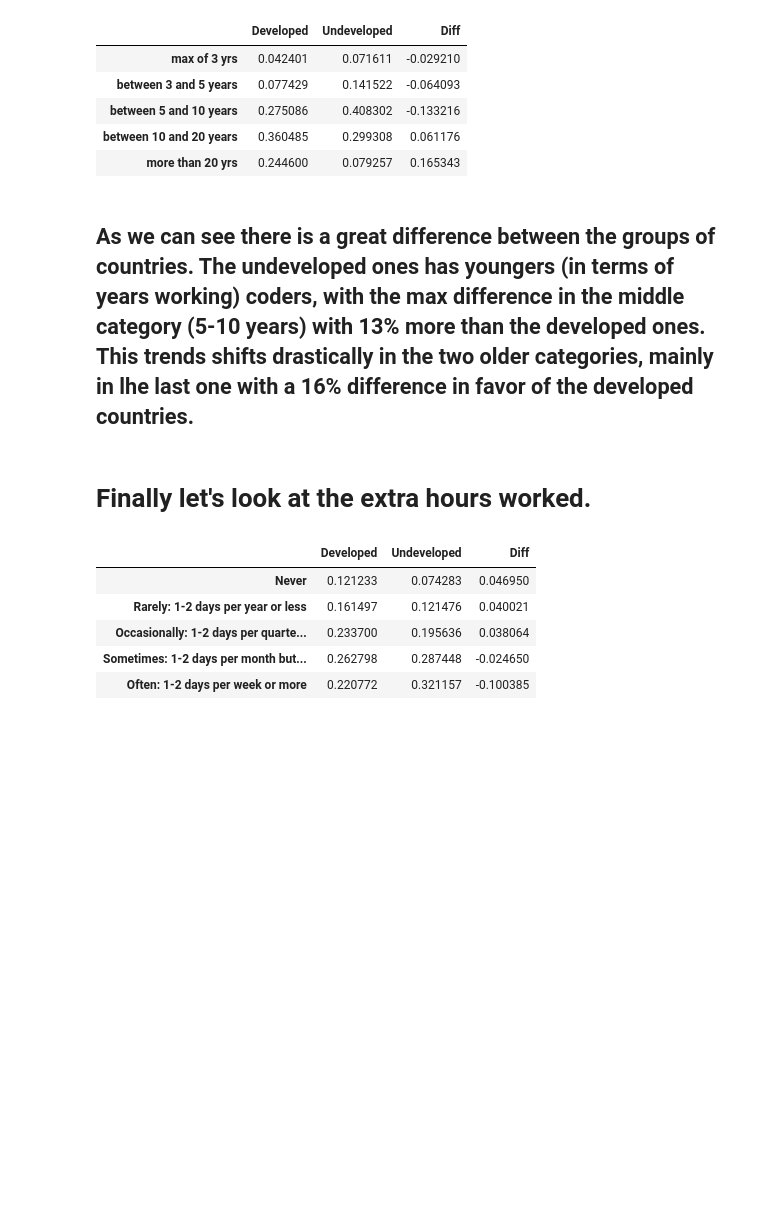
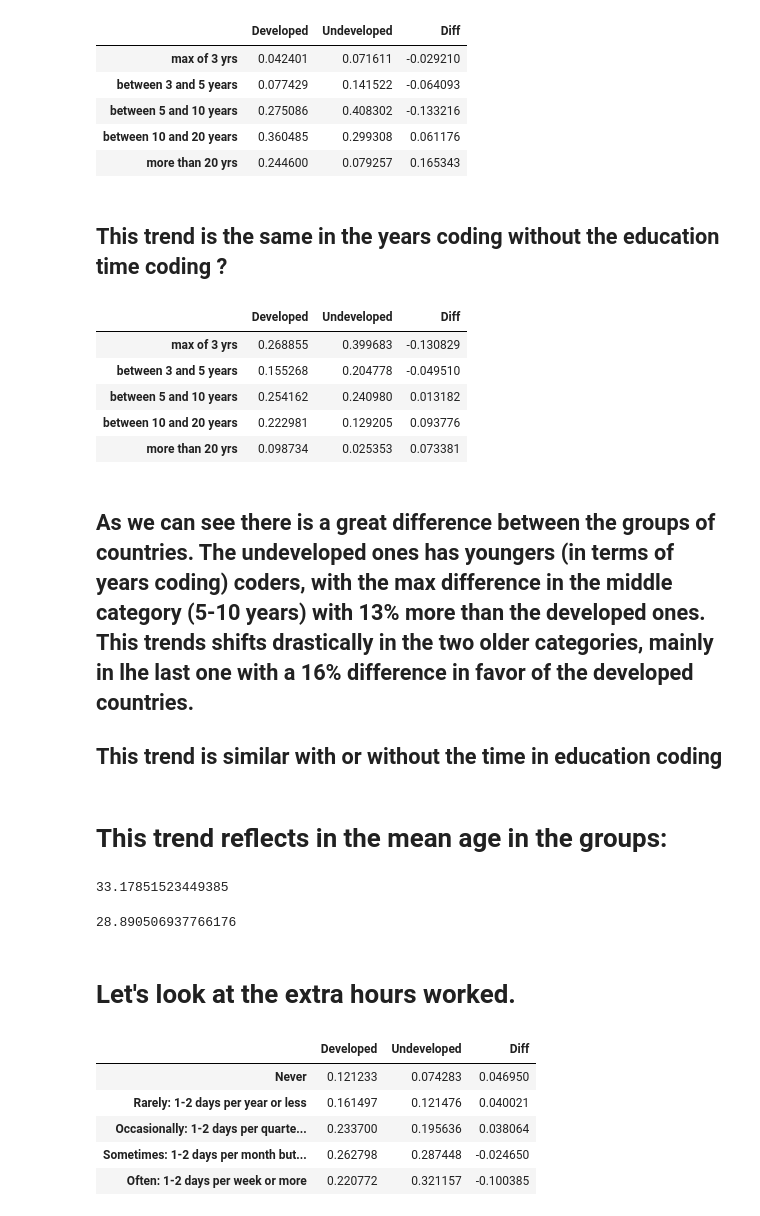
Before and after one commit to leandrominer85/Stack_Overflow_survey, a Jupyter notebook: Stack_Overflow_2020_Survey.ipynb, the cells around one changed output. Saved outputs shown, nothing was run; the diff lists cells and outputs as text; code cells hidden in the pictures; blank space fills up the shorter version.

```diff
--- a/Stack_Overflow_2020_Survey.ipynb
+++ b/Stack_Overflow_2020_Survey.ipynb
@@ -473,10 +473,60 @@ yrs
 | between 5 and 10 years | 0.275086 | 0.408302 | -0.133216 |
 | between 10 and 20 years | 0.360485 | 0.299308 | 0.061176 |
 | more than 20 yrs | 0.244600 | 0.079257 | 0.165343 |
+# %% [markdown]
+## This trend is the same in the years coding without the education time coding ?
+# %%
+# Creating classes for years of coding without education
+df_dev['YearsCodePro'].replace({"More than 50 years": 50, "Less than 1 year": 1}, inplace=True)
+df_dev = df_dev.dropna(subset= ["YearsCodePro"],axis = 0)
+df_dev.YearsCodePro = df_dev.YearsCodePro.astype(int)
+df_dev.loc[df_dev['YearsCodePro'] <= 3, 'YearsCodePro_cod'] = 'max of 3 yrs'
+df_dev.loc[(df_dev['YearsCodePro'] > 3) & (df_dev['YearsCodePro'] <= 5), 'YearsCodePro_cod']= 'between 3 and 5 years'
+df_dev.loc[(df_dev['YearsCodePro']  > 5) & (df_dev['YearsCodePro'] <= 10) , 'YearsCodePro_cod' ] = 'between 5 and 10 years'
+df_dev.loc[(df_dev['YearsCodePro']  > 10) & (df_dev['YearsCodePro'] <= 20) , 'YearsCodePro_cod' ] = 'between 10 and 20 years'
+df_dev.loc[df_dev['YearsCodePro'] > 20, 'YearsCodePro_cod'] = 'more than 20 yrs'
+# %%
+# Creating classes for years of coding without education
+df_undev['YearsCodePro'].replace({"More than 50 years": 50, "Less than 1 year": 1}, inplace=True)
+df_undev = df_undev.dropna(subset= ["YearsCodePro"],axis = 0)
+df_undev.YearsCodePro = df_undev.YearsCodePro.astype(int)
+df_undev.loc[df_undev['YearsCodePro'] <= 3, 'YearsCodePro_cod'] = 'max of 3 yrs'
+df_undev.loc[(df_undev['YearsCodePro'] > 3) & (df_undev['YearsCodePro'] <= 5), 'YearsCodePro_cod']= 'between 3 and 5 years'
+df_undev.loc[(df_undev['YearsCodePro']  > 5) & (df_undev['YearsCodePro'] <= 10) , 'YearsCodePro_cod' ] = 'between 5 and 10 years'
+df_undev.loc[(df_undev['YearsCodePro']  > 10) & (df_undev['YearsCodePro'] <= 20) , 'YearsCodePro_cod' ] = 'between 10 and 20 years'
+df_undev.loc[df_undev['YearsCodePro'] > 20, 'YearsCodePro_cod'] = 'more than 20 yrs'
+# %%
+# Dataframe with the normalized years coding distribution for both class of countries and the difference between Developed and Undeloveped countries
+yrs = pd.DataFrame(data= [df_dev.YearsCodePro_cod.value_counts(normalize=True), df_undev.YearsCodePro_cod.value_counts(normalize=True)], index=['Developed', 'Undeveloped']).transpose()
+yrs["Diff"] = yrs.Developed - yrs.Undeveloped
+yrs = yrs.reindex(['max of 3 yrs', 'between 3 and 5 years','between 5 and 10 years','between 10 and 20 years',
+                   'more than 20 yrs'])
+yrs = yrs.style.bar(subset=['Diff'], align='mid', color=['#d65f5f', '#5fba7d'])
+yrs
+# %% [output]
+|  | Developed | Undeveloped | Diff |
+| max of 3 yrs | 0.268855 | 0.399683 | -0.130829 |
+| between 3 and 5 years | 0.155268 | 0.204778 | -0.049510 |
+| between 5 and 10 years | 0.254162 | 0.240980 | 0.013182 |
+| between 10 and 20 years | 0.222981 | 0.129205 | 0.093776 |
+| more than 20 yrs | 0.098734 | 0.025353 | 0.073381 |
 # %% [markdown]
-## As we can see there is a great difference between the groups of countries. The undeveloped ones has youngers (in terms of years working) coders, with the max difference in the middle category (5-10 years) with 13% more than the developed ones. This trends shifts drastically in the two older categories, mainly in lhe last one with a 16% difference in favor of the developed countries.
+## As we can see there is a great difference between the groups of countries. The undeveloped ones has youngers (in terms of years coding) coders, with the max difference in the middle category (5-10 years) with 13% more than the developed ones. This trends shifts drastically in the two older categories, mainly in lhe last one with a 16% difference in favor of the developed countries.
+## This trend is similar with or without the time in education coding
+# %% [markdown]
+# This trend reflects in the mean age in the groups:
+# %%
+#Developed countries
+df_dev.Age.mean()
+# %% [output]
+33.17851523449385
+# %%
+#Undeveloped countries
+df_undev.Age.mean()
+# %% [output]
+28.890506937766176
 # %% [markdown]
-# Finally let's look at the extra hours worked.
+# Let's look at the extra hours worked.
 # %%
 # Dataframe with the normalized overtime worked distribution for both class of countries and the difference between Developed and Undeloveped countries
 over = pd.DataFrame(data= [df_dev.NEWOvertime.value_counts(normalize=True), df_undev.NEWOvertime.value_counts(normalize=True)], index=['Developed', 'Undeveloped']).transpose()
```
Also changed, not shown: parts of 1 cell of this notebook.
